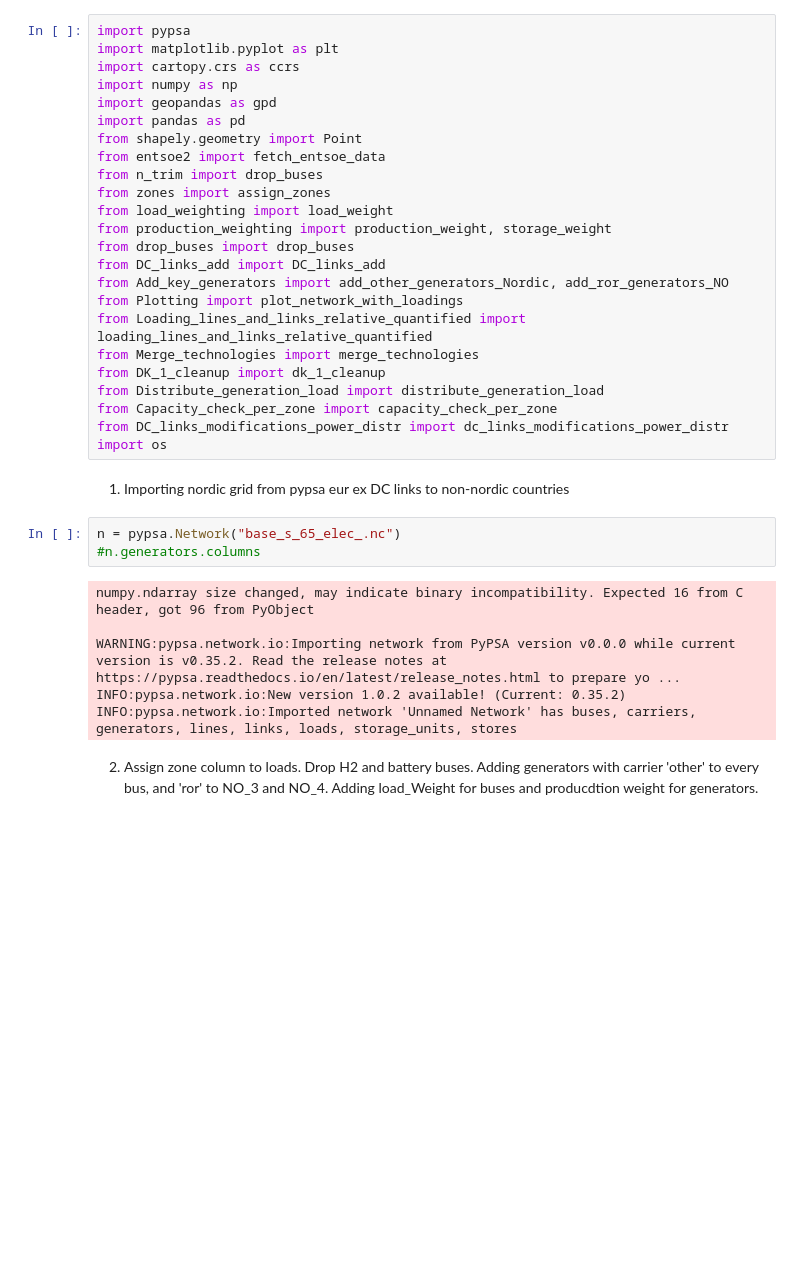
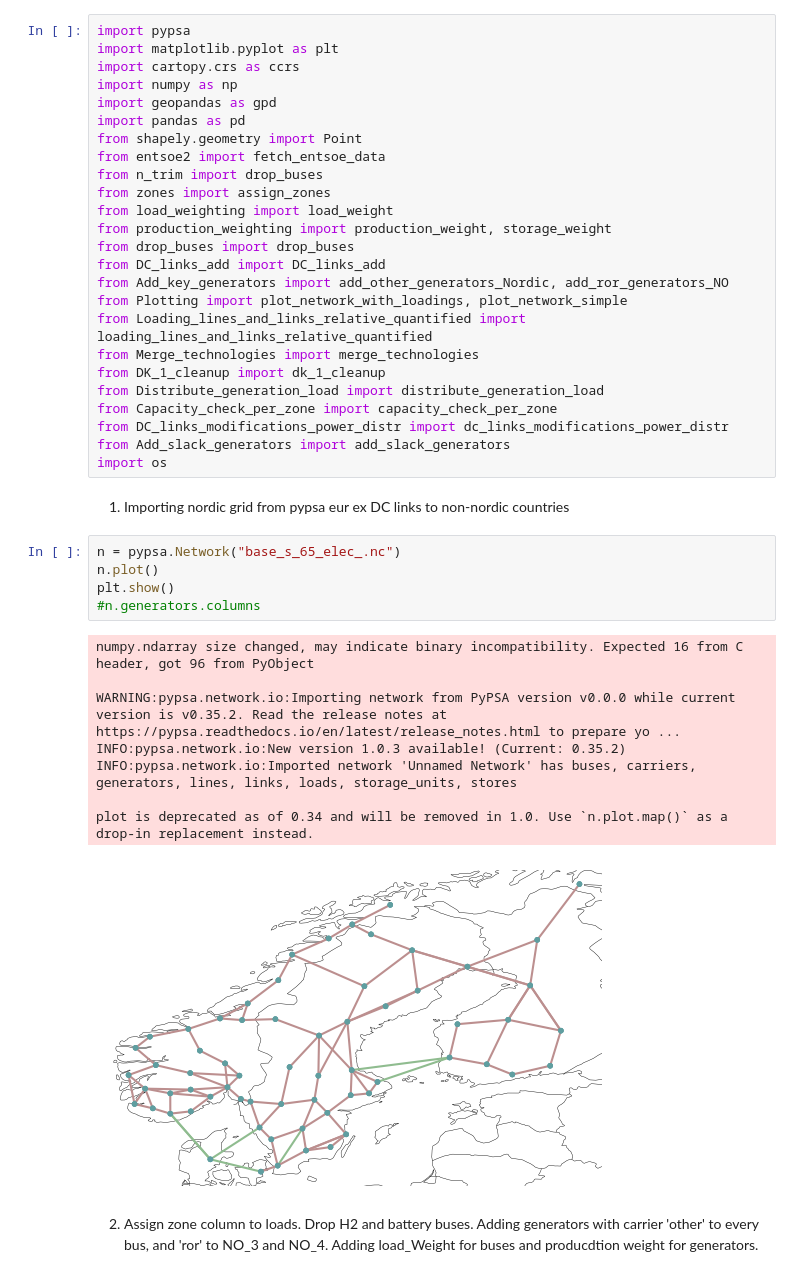
Before and after one commit to Pumpekraftverk/FM4017-Project, a Jupyter notebook: workflow.ipynb, the cells around one changed output. Saved outputs shown, nothing was run; the diff lists cells and outputs as text; blank space fills up the shorter version.

```diff
--- a/workflow.ipynb
+++ b/workflow.ipynb
@@ -14,25 +14,31 @@ from production_weighting import production_weight, storage_weight
 from drop_buses import drop_buses
 from DC_links_add import DC_links_add
 from Add_key_generators import add_other_generators_Nordic, add_ror_generators_NO
-from Plotting import plot_network_with_loadings
+from Plotting import plot_network_with_loadings, plot_network_simple
 from Loading_lines_and_links_relative_quantified import loading_lines_and_links_relative_quantified
 from Merge_technologies import merge_technologies
 from DK_1_cleanup import dk_1_cleanup
 from Distribute_generation_load import distribute_generation_load
 from Capacity_check_per_zone import capacity_check_per_zone
 from DC_links_modifications_power_distr import dc_links_modifications_power_distr
+from Add_slack_generators import add_slack_generators
 import os
 # %% [markdown]
 1. Importing nordic grid from pypsa eur ex DC links to non-nordic countries
 # %%
 n = pypsa.Network("base_s_65_elec_.nc")
+n.plot()
+plt.show()
 #n.generators.columns
 # %% [output]
 numpy.ndarray size changed, may indicate binary incompatibility. Expected 16 from C header, got 96 from PyObject
 
 WARNING:pypsa.network.io:Importing network from PyPSA version v0.0.0 while current version is v0.35.2. Read the release notes at https://pypsa.readthedocs.io/en/latest/release_notes.html to prepare yo ...
-INFO:pypsa.network.io:New version 1.0.2 available! (Current: 0.35.2)
+INFO:pypsa.network.io:New version 1.0.3 available! (Current: 0.35.2)
 INFO:pypsa.network.io:Imported network 'Unnamed Network' has buses, carriers, generators, lines, links, loads, storage_units, stores
+
+plot is deprecated as of 0.34 and will be removed in 1.0. Use `n.plot.map()` as a drop-in replacement instead.
+[figure, added]
 # %% [markdown]
 2. Assign zone column to loads. Drop H2 and battery buses. Adding generators with carrier 'other' to every bus, and 'ror' to NO_3 and NO_4. Adding load_Weight for buses and producdtion weight for generators.
 # %%
```
Also changed, not shown: parts of 34 cells of this notebook, 19 other files.
